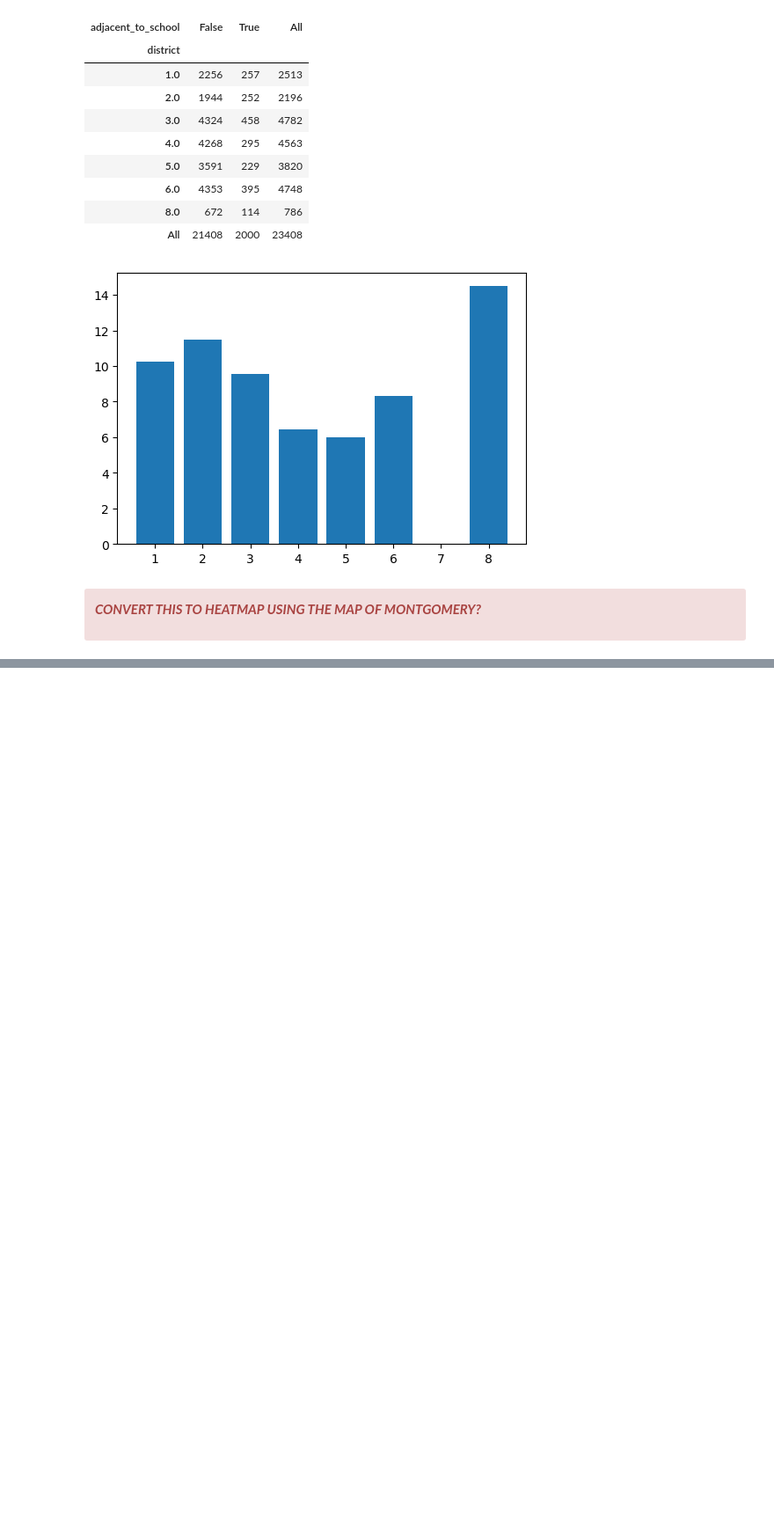
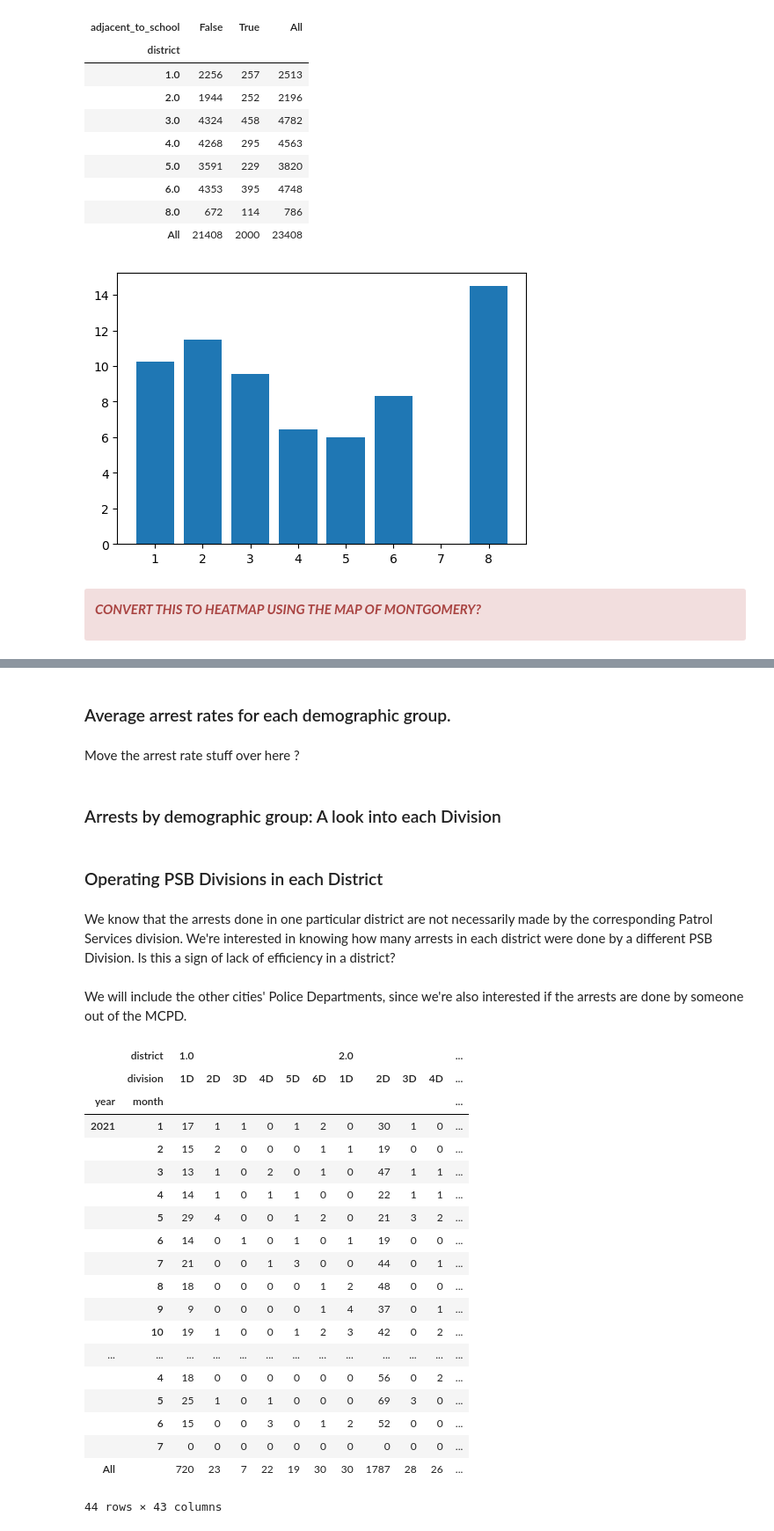
Before and after one commit to emmajslz/eda-project-police-arrest, a Jupyter notebook: police-arrests-montgomery-study.ipynb, the cells around one changed output, grey strips where cells are left out. Shown at 88% size. Cells and saved outputs as stored; diff of their text form; code cells hidden in the pictures; blank space fills up the shorter version.

```diff
--- a/police-arrests-montgomery-study.ipynb
+++ b/police-arrests-montgomery-study.ipynb
@@ -2107,0 +2212,43 @@ plt.show()
+# %% [markdown]
+### Average arrest rates for each demographic group.
+# %% [markdown]
+Move the arrest rate stuff over here ?
+# %% [markdown]
+### Arrests by demographic group: A look into each Division
+# %% [markdown]
+### Operating PSB Divisions in each District
+# %% [markdown]
+We know that the arrests done in one particular district are not necessarily made by the corresponding Patrol Services division. We're interested in knowing how many arrests in each district were done by a different PSB Division. Is this a sign of lack of efficiency in a district?
+# %% [markdown]
+We will include the other cities' Police Departments, since we're also interested if the arrests are done by someone out of the MCPD.
+# %%
+only_psb = arrests[(arrests['bureau'] == 'PSB')].copy()
+only_psb['division'] = only_psb['division'].astype(str)
+outside_psb_division = pd.pivot_table(only_psb,
+                                      values='id',
+                                      index=['year', 'month'], columns=['district', 'division'], margins=True, aggfunc="count")
+# %%
+outside_psb_division = outside_psb_division[~outside_psb_division['All'].isnull()]
+#outside_psb_division = outside_psb_division[~outside_psb_division.loc['All', :].isnull()]
+outside_psb_division
+# %% [output]
+|  | district | 1.0 |  |  |  |  |  | 2.0 |  |  |  | ... |
+|  | division | 1D | 2D | 3D | 4D | 5D | 6D | 1D | 2D | 3D | 4D | ... |
+| year | month |  |  |  |  |  |  |  |  |  |  | ... |
+| 2021 | 1 | 17 | 1 | 1 | 0 | 1 | 2 | 0 | 30 | 1 | 0 | ... |
+|  | 2 | 15 | 2 | 0 | 0 | 0 | 1 | 1 | 19 | 0 | 0 | ... |
+|  | 3 | 13 | 1 | 0 | 2 | 0 | 1 | 0 | 47 | 1 | 1 | ... |
+|  | 4 | 14 | 1 | 0 | 1 | 1 | 0 | 0 | 22 | 1 | 1 | ... |
+|  | 5 | 29 | 4 | 0 | 0 | 1 | 2 | 0 | 21 | 3 | 2 | ... |
+|  | 6 | 14 | 0 | 1 | 0 | 1 | 0 | 1 | 19 | 0 | 0 | ... |
+|  | 7 | 21 | 0 | 0 | 1 | 3 | 0 | 0 | 44 | 0 | 1 | ... |
+|  | 8 | 18 | 0 | 0 | 0 | 0 | 1 | 2 | 48 | 0 | 0 | ... |
+|  | 9 | 9 | 0 | 0 | 0 | 0 | 1 | 4 | 37 | 0 | 1 | ... |
+|  | 10 | 19 | 1 | 0 | 0 | 1 | 2 | 3 | 42 | 0 | 2 | ... |
+| ... | ... | ... | ... | ... | ... | ... | ... | ... | ... | ... | ... | ... |
+|  | 4 | 18 | 0 | 0 | 0 | 0 | 0 | 0 | 56 | 0 | 2 | ... |
+|  | 5 | 25 | 1 | 0 | 1 | 0 | 0 | 0 | 69 | 3 | 0 | ... |
+|  | 6 | 15 | 0 | 0 | 3 | 0 | 1 | 2 | 52 | 0 | 0 | ... |
+|  | 7 | 0 | 0 | 0 | 0 | 0 | 0 | 0 | 0 | 0 | 0 | ... |
+| All |  | 720 | 23 | 7 | 22 | 19 | 30 | 30 | 1787 | 28 | 26 | ... |
+44 rows × 43 columns
```
Also changed, not shown: parts of 11 cells of this notebook.
